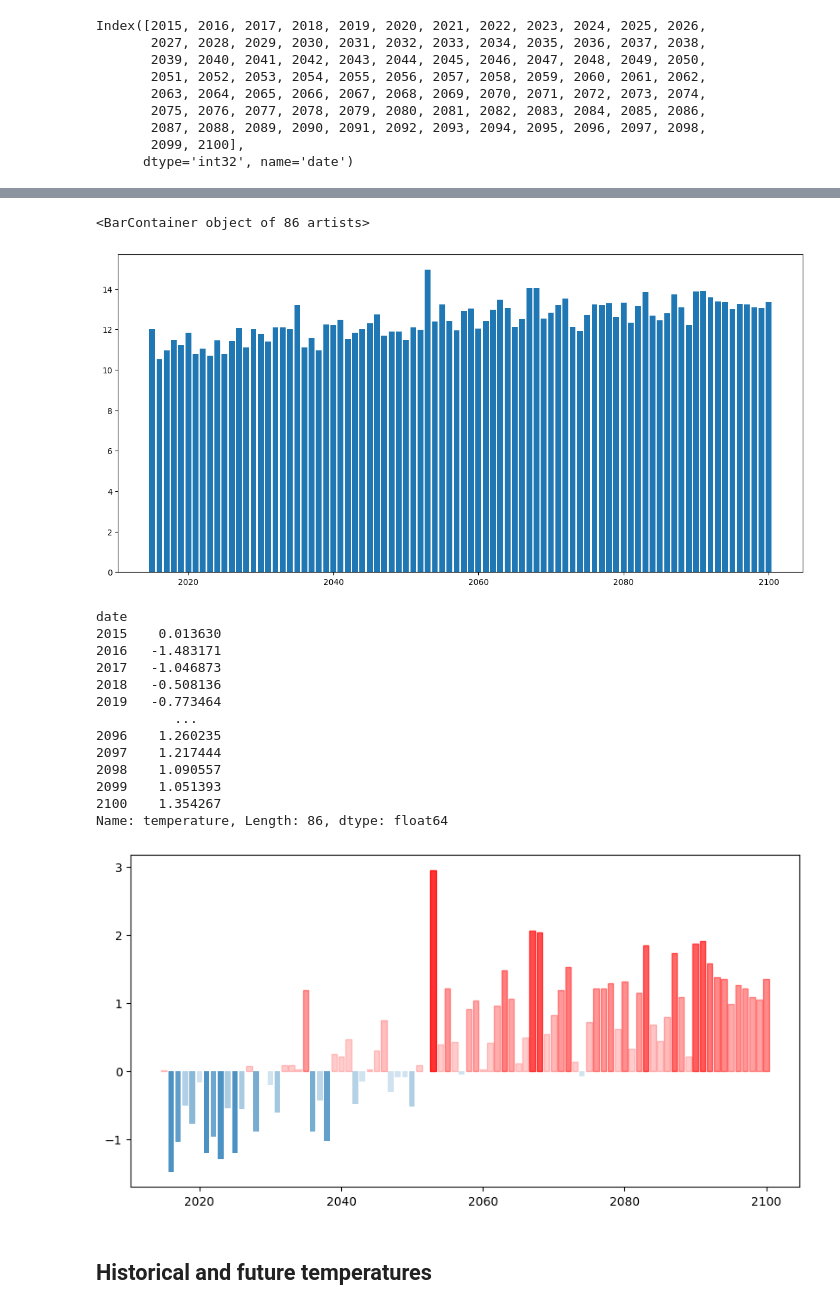
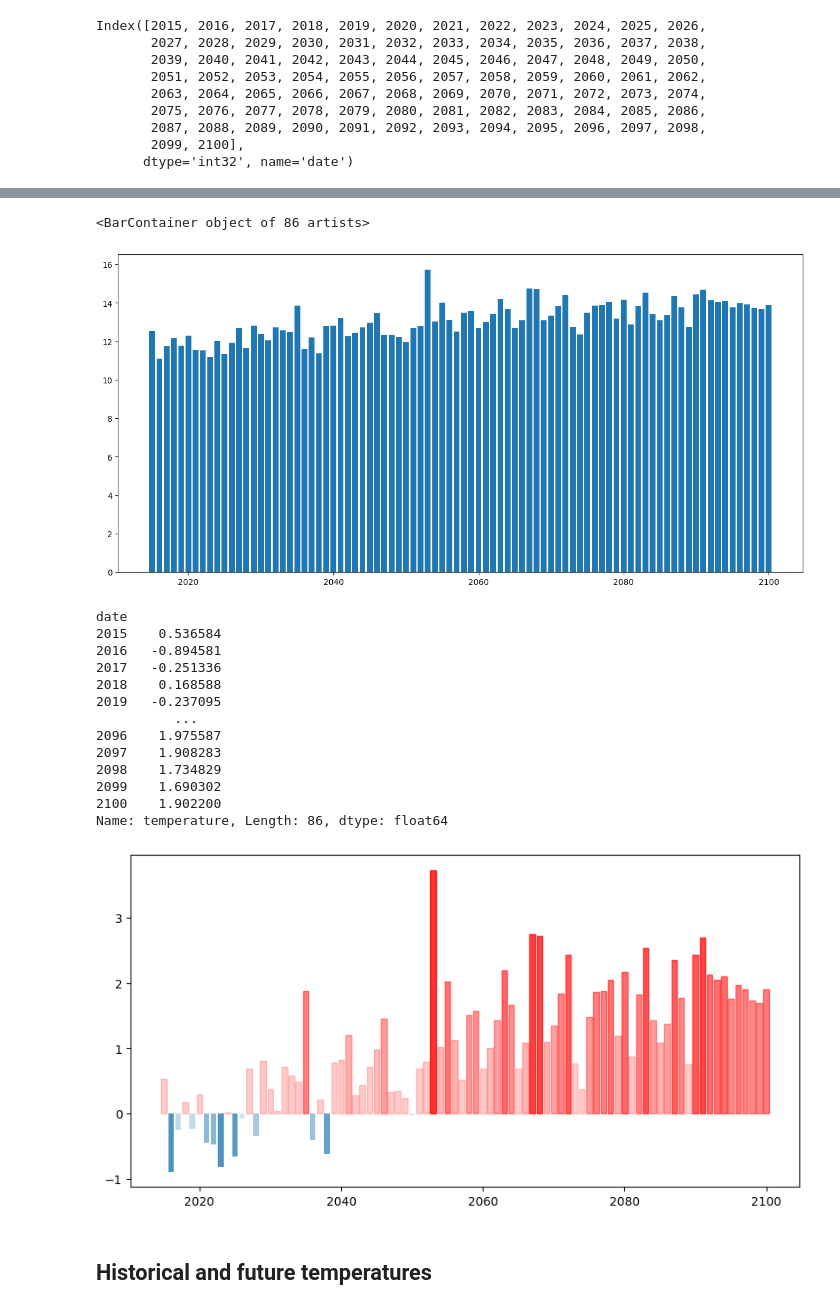
Before and after one commit to romain-cotte/grpc-climate, a Jupyter notebook: scripts/visualize.ipynb, the cells around one changed output, grey strips where cells are left out. Saved outputs shown, nothing was run; the diff lists cells and outputs as text; code cells hidden in the pictures.

Commit message:
add visualization for scenario comparaison

```diff
--- a/scripts/visualize.ipynb
+++ b/scripts/visualize.ipynb
@@ -16,10 +16,10 @@ historical_file_name="./data/historical/tas_Amon_CNRM-CM6-1-HR_historical_r1i1p1
 # %%
-file_name="./data/tas_Amon_CNRM-CM6-1-HR_ssp245_r1i1p1f2_gr_20150116-21001216_v20191202.nc"
+post_file_name="./data/post/ssp2_4_5/ts_Amon_CNRM-CM6-1-HR_ssp245_r1i1p1f2_gr_20150116-21001216_v20191202.nc"
 # %%
 def kelvin_to_celsius(kelvin):
     return kelvin - 273.15
 # %%
-ds = xr.open_dataset(file_name)
+ds = xr.open_dataset(post_file_name)
 # ds
 # %%
 dsh = xr.open_dataset(historical_file_name)
@@ -54,7 +36,7 @@ all_years = xr.concat([arr_h, arr], dim="time", coords="minimal", compat="minima
 # %% [markdown]
 ## Simulation Forecast
 # %%
-y = [kelvin_to_celsius(x) for x in arr["tas"].values]
+y = [kelvin_to_celsius(x) for x in arr["ts"].values]
 x = arr["time"].values
 # %%
 fig, ax = plt.subplots(figsize=(15, 7))
@@ -102,43 +84,47 @@ plt.plot(s_by_year)
 # %%
 fig, ax = plt.subplots(figsize=(15,7))
-plt.bar(s_by_year.index, df_by_year)
+plt.bar(s_by_year.index, s_by_year)
 # %% [output]
 <BarContainer object of 86 artists>
-[figure, old version]
+[figure, new version]
 # %%
 diff_by_year = s_by_year.transform(lambda x: x-12)
 diff_by_year
 # %% [output]
 date
-2015    0.013630
-2016   -1.483171
-2017   -1.046873
-2018   -0.508136
-2019   -0.773464
+2015    0.536584
+2016   -0.894581
+2017   -0.251336
+2018    0.168588
+2019   -0.237095
           ...
-2096    1.260235
-2097    1.217444
-2098    1.090557
-2099    1.051393
-2100    1.354267
+2096    1.975587
+2097    1.908283
+2098    1.734829
+2099    1.690302
+2100    1.902200
 Name: temperature, Length: 86, dtype: float64
 # %%
 min_diff, max_diff = (diff_by_year.min(), diff_by_year.max())
 # %%
 fig, ax = plt.subplots(figsize=(10,5))
-ax = plt.bar(diff_by_year.index, diff_by_year)
 
 def clip_alpha(x):
     return np.clip(x, 0.2, 0.8)
 
-for bar, v in zip(ax, diff_by_year):
-    if v < 0:
-        bar.set_alpha(clip_alpha(abs(v/min_diff)))
-    else:
-        bar.set_color('r')
-        bar.set_alpha(clip_alpha(abs(v/max_diff)))
+def bar_plot(df):
+    ax = plt.bar(df.index, df)
+    min, max = (df.min(), df.max())
+    for bar, value in zip(ax, df):
+        if value < 0:
+            bar.set_alpha(clip_alpha(abs(value/min)))
+        else:
+            bar.set_color('r')
+            bar.set_alpha(clip_alpha(abs(value/max)))
+
+bar_plot(diff_by_year)
 # %% [output]
-[figure, old version]
+[figure, new version]
 # %% [markdown]
 ## Historical and future temperatures
 # %%
```
Also changed, not shown: parts of 13 cells of this notebook, 2 other files.
